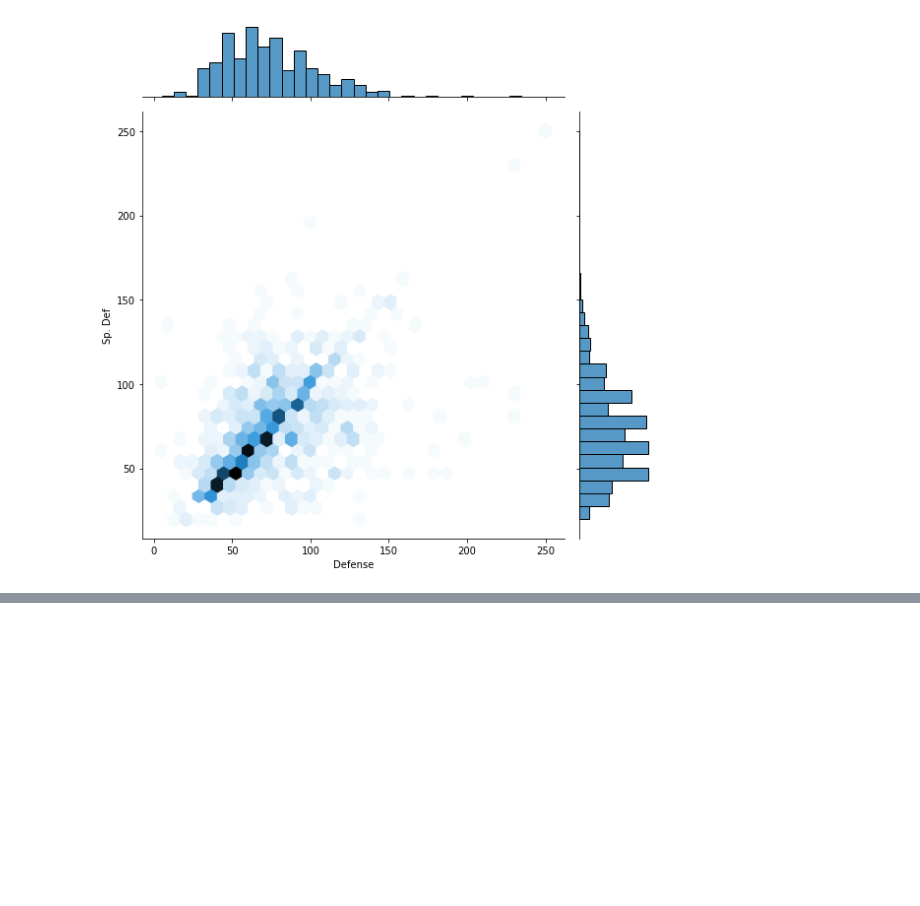
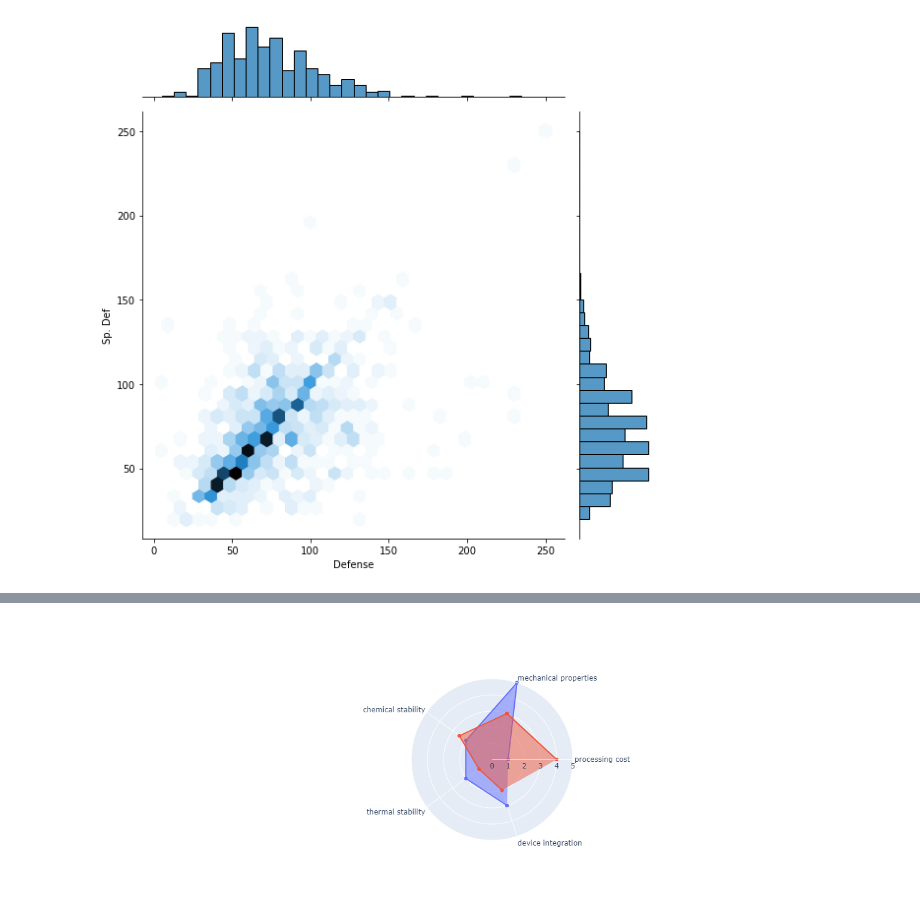
Before and after one commit to calvintirrell/Pokemon_Analysis, a Jupyter notebook: pokemon_analysis.ipynb, the cells around one changed output, grey strips where cells are left out. Cells and saved outputs as stored; diff of their text form; code cells hidden in the pictures; blank space fills up the shorter version.

```diff
--- a/pokemon_analysis.ipynb
+++ b/pokemon_analysis.ipynb
@@ -156,0 +212,31 @@ plt.title("Count of Pokemon Types");
+# %%
+categories = ['processing cost','mechanical properties','chemical stability',
+              'thermal stability', 'device integration']
+
+fig = go.Figure()
+
+fig.add_trace(go.Scatterpolar(
+      r=[1, 5, 2, 2, 3],
+      theta=categories,
+      fill='toself',
+      name='Product A'
+))
+fig.add_trace(go.Scatterpolar(
+      r=[4, 3, 2.5, 1, 2],
+      theta=categories,
+      fill='toself',
+      name='Product B'
+))
+
+fig.update_layout(
+  polar=dict(
+    radialaxis=dict(
+      visible=True,
+      range=[0, 5]
+    )),
+  showlegend=False
+)
+
+fig.show()
+# %% [output]
+[figure, added]
```
Also changed, not shown: parts of 10 cells of this notebook.
